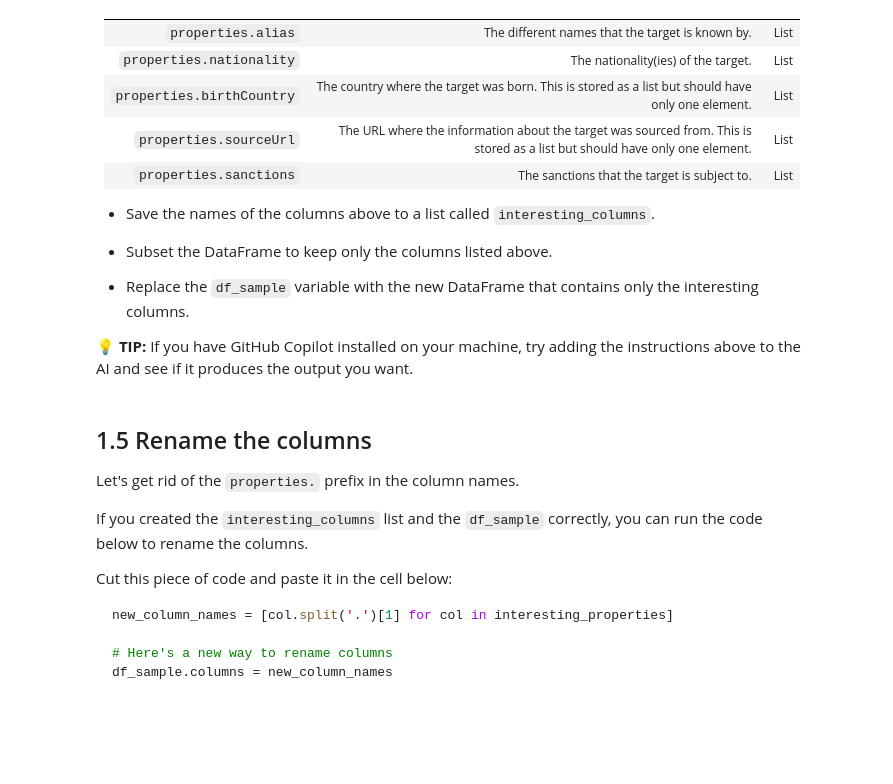
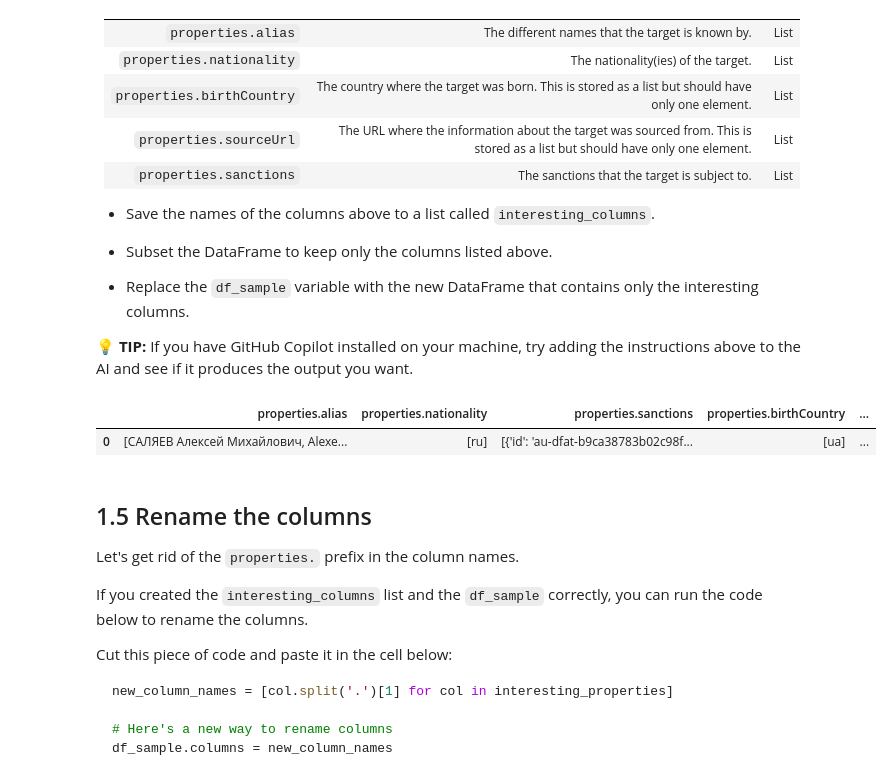
Before and after one commit to kearneyLSE/ds105a-2024, a Jupyter notebook: W07-CLK-Practice/notebooks/W07-Lab-Notebook.ipynb, the cells around one changed output. Cells and saved outputs as stored; diff of their text form; code cells hidden in the pictures; blank space fills up the shorter version.

```diff
--- a/W07-CLK-Practice/notebooks/W07-Lab-Notebook.ipynb
+++ b/W07-CLK-Practice/notebooks/W07-Lab-Notebook.ipynb
@@ -177,0 +176,17 @@ We want to focus on the following properties:
+# %%
+# Your code here
+# Save names of the columns for interesting_columns
+interesting_columns = ['properties.alias',
+                       'properties.nationality',
+                       'properties.sanctions',
+                       'properties.birthCountry',
+                       'properties.sourceUrl',
+                       ]
+# %%
+# Subset the DataFrame to only include the interesting columns
+df_interesting = df_sample[interesting_columns]
+# %%
+df_interesting.head()
+# %% [output]
+|  | properties.alias | properties.nationality | properties.sanctions | properties.birthCountry | ... |
+| 0 | [САЛЯЕВ Алексей Михайлович, Alexe... | [ru] | [{'id': 'au-dfat-b9ca38783b02c98f... | [ua] | ... |
```
Also changed, not shown: parts of 14 cells of this notebook.
